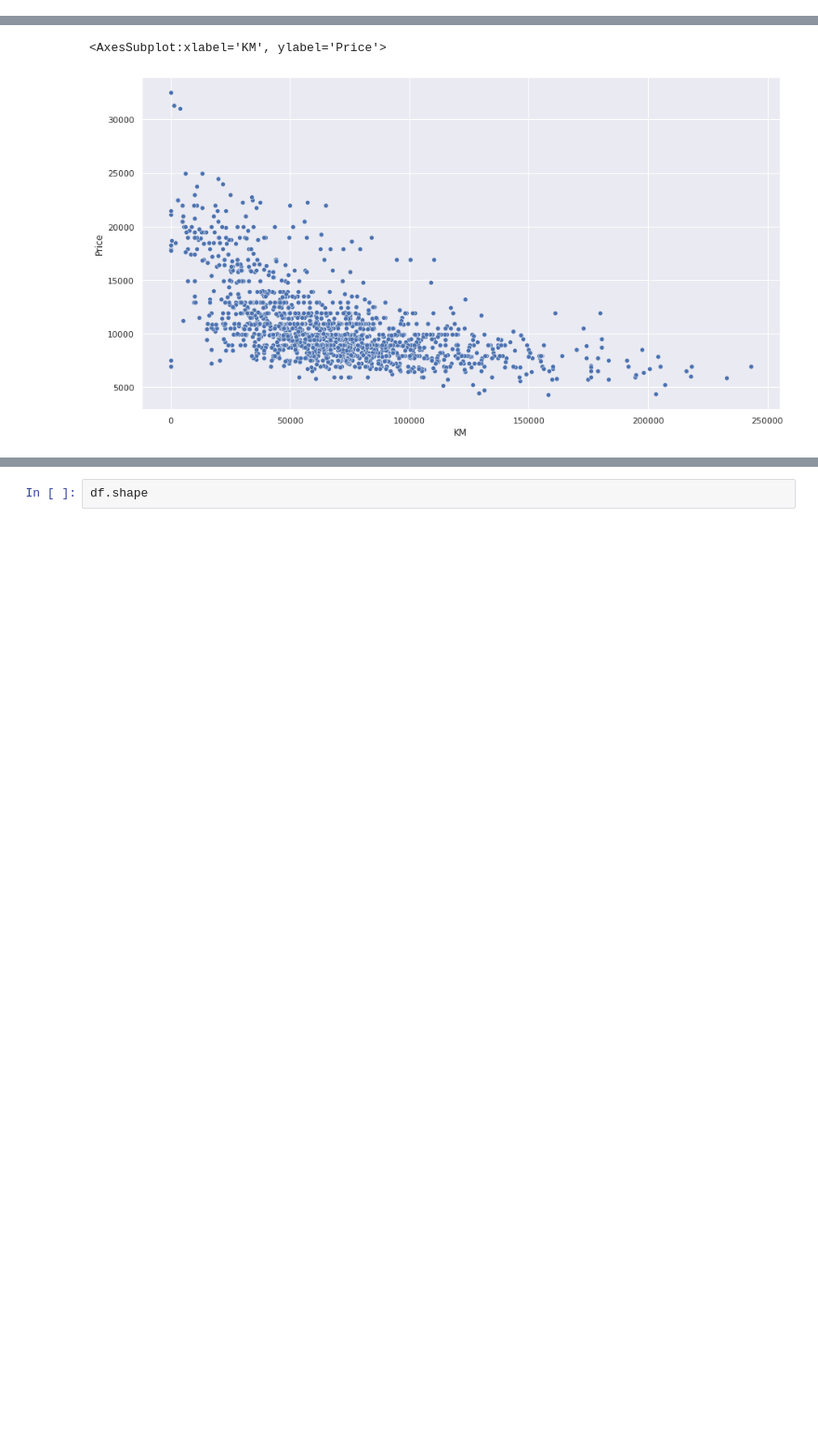
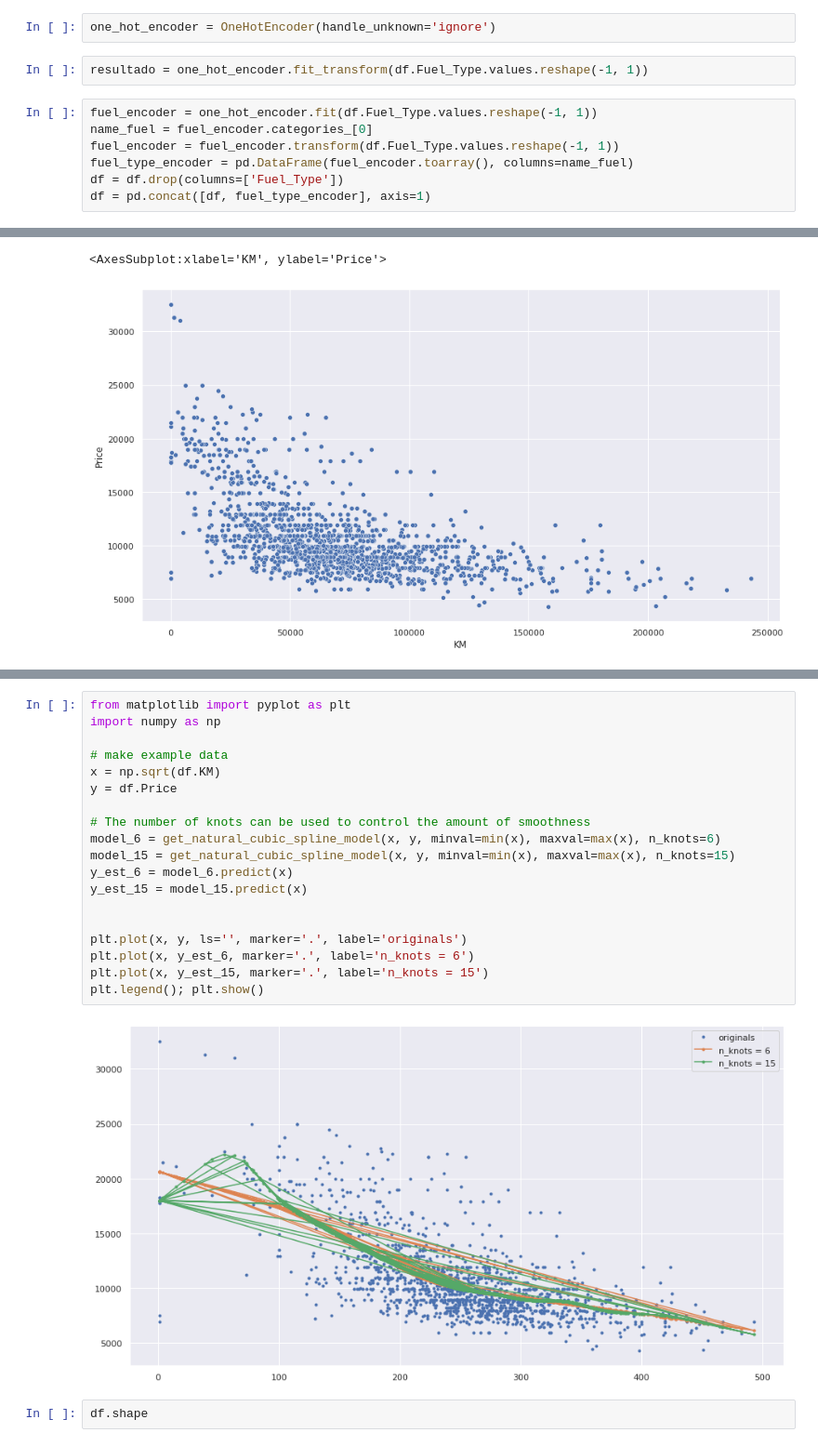
Before and after one commit to jeo10/datamining-frt, a Jupyter notebook: p1/analisis_variables.ipynb, the cells around one changed output, grey strips where cells are left out. Shown: that part at 93% size. Saved outputs shown, nothing was run; the diff lists cells and outputs as text; blank space fills up the shorter version.

```diff
--- a/p1/analisis_variables.ipynb
+++ b/p1/analisis_variables.ipynb
@@ -6,2 +8,13 @@ import seaborn as sns
 # %%
 df = pd.read_csv('ToyotaCorolla_modificado - ToyotaCorolla_modificado.csv')
+# %%
+one_hot_encoder = OneHotEncoder(handle_unknown='ignore')
+# %%
+resultado = one_hot_encoder.fit_transform(df.Fuel_Type.values.reshape(-1, 1))
+# %%
+fuel_encoder = one_hot_encoder.fit(df.Fuel_Type.values.reshape(-1, 1))
+name_fuel = fuel_encoder.categories_[0]
+fuel_encoder = fuel_encoder.transform(df.Fuel_Type.values.reshape(-1, 1))
+fuel_type_encoder = pd.DataFrame(fuel_encoder.toarray(), columns=name_fuel)
+df = df.drop(columns=['Fuel_Type'])
+df = pd.concat([df, fuel_type_encoder], axis=1)
@@ -20,3 +189,24 @@ sns.scatterplot(x=df.KM, y=df.Price)
+# %%
+from matplotlib import pyplot as plt
+import numpy as np
+
+# make example data
+x = np.sqrt(df.KM)
+y = df.Price
+
+# The number of knots can be used to control the amount of smoothness
+model_6 = get_natural_cubic_spline_model(x, y, minval=min(x), maxval=max(x), n_knots=6)
+model_15 = get_natural_cubic_spline_model(x, y, minval=min(x), maxval=max(x), n_knots=15)
+y_est_6 = model_6.predict(x)
+y_est_15 = model_15.predict(x)
+
+
+plt.plot(x, y, ls='', marker='.', label='originals')
+plt.plot(x, y_est_6, marker='.', label='n_knots = 6')
+plt.plot(x, y_est_15, marker='.', label='n_knots = 15')
+plt.legend(); plt.show()
+# %% [output]
+[figure, added]
 # %%
 df.shape
 # %% [output]
```
Also changed, not shown: parts of 3 cells of this notebook.
